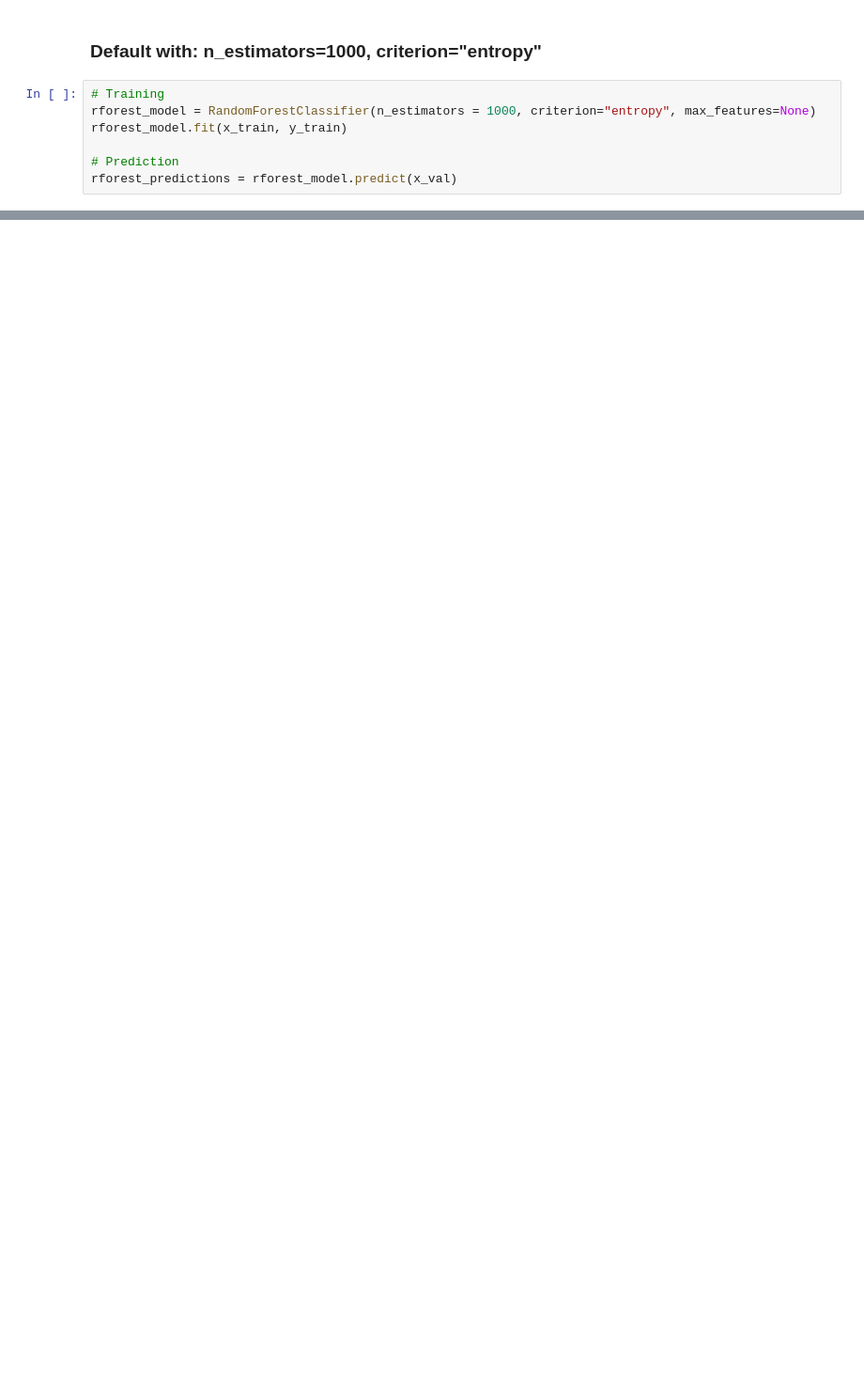
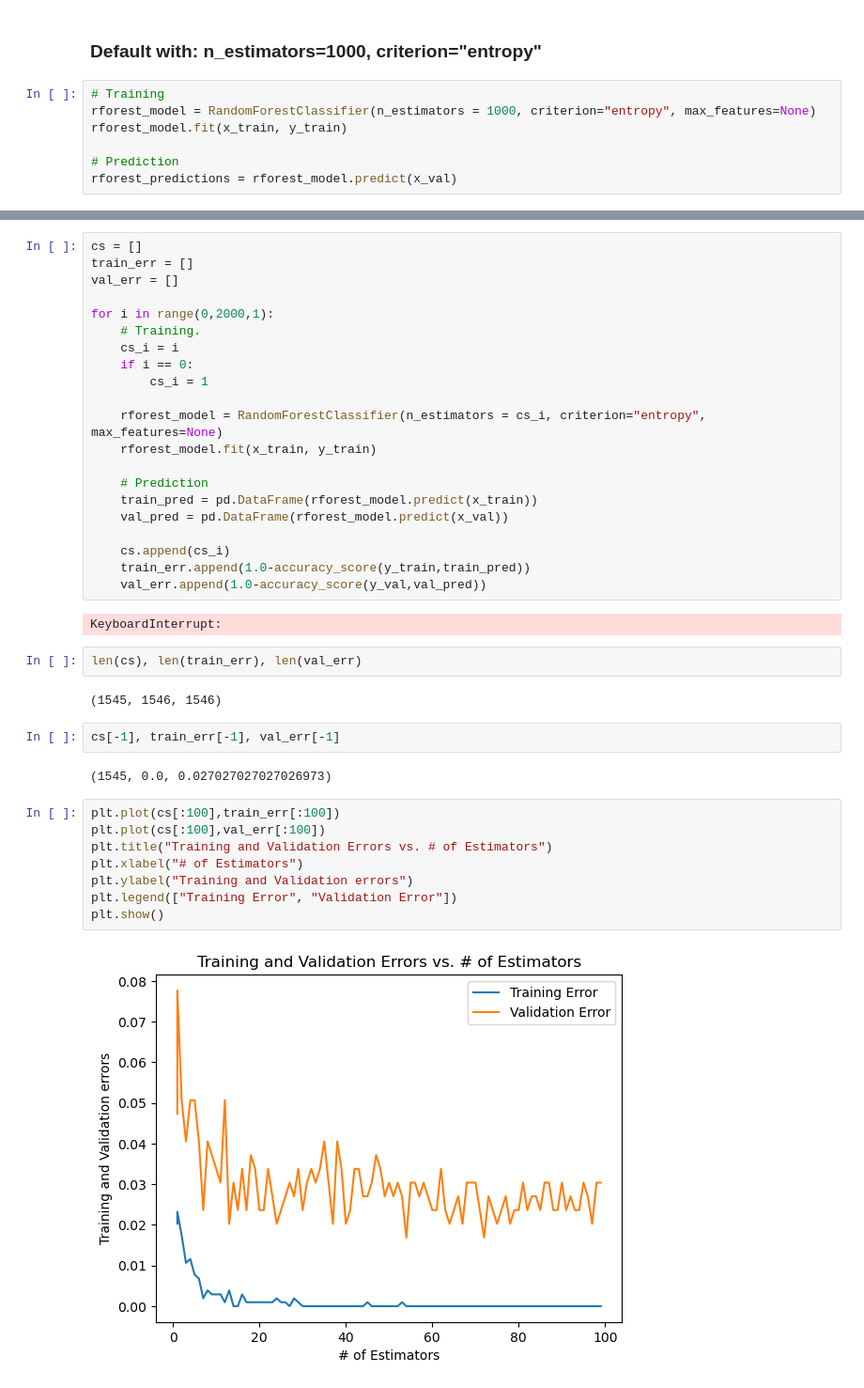
Before and after one commit to AhmadJamal01/Body-Level-Classification, a Jupyter notebook: models/random_forest.ipynb, the cells around one changed output, grey strips where cells are left out. Shown: that part at 94% size. Saved outputs shown, nothing was run; the diff lists cells and outputs as text; blank space fills up the shorter version.

```diff
--- a/models/random_forest.ipynb
+++ b/models/random_forest.ipynb
@@ -116,0 +150,41 @@ F1-score  : [0.94117647 0.90243902 0.97530864 1.        ] Macro F1-score  : 0.95
+# %%
+cs = []
+train_err = []
+val_err = []
+
+for i in range(0,2000,1):
+    # Training.
+    cs_i = i
+    if i == 0:
+        cs_i = 1
+
+    rforest_model = RandomForestClassifier(n_estimators = cs_i, criterion="entropy", max_features=None)
+    rforest_model.fit(x_train, y_train)
+
+    # Prediction
+    train_pred = pd.DataFrame(rforest_model.predict(x_train))
+    val_pred = pd.DataFrame(rforest_model.predict(x_val))
+
+    cs.append(cs_i)
+    train_err.append(1.0-accuracy_score(y_train,train_pred))
+    val_err.append(1.0-accuracy_score(y_val,val_pred))
+# %% [output]
+KeyboardInterrupt:
+# %%
+len(cs), len(train_err), len(val_err)
+# %% [output]
+(1545, 1546, 1546)
+# %%
+cs[-1], train_err[-1], val_err[-1]
+# %% [output]
+(1545, 0.0, 0.027027027027026973)
+# %%
+plt.plot(cs[:100],train_err[:100])
+plt.plot(cs[:100],val_err[:100])
+plt.title("Training and Validation Errors vs. # of Estimators")
+plt.xlabel("# of Estimators")
+plt.ylabel("Training and Validation errors")
+plt.legend(["Training Error", "Validation Error"])
+plt.show()
+# %% [output]
+[figure, added]
```
Also changed, not shown: parts of 6 cells of this notebook, 4 other files.
